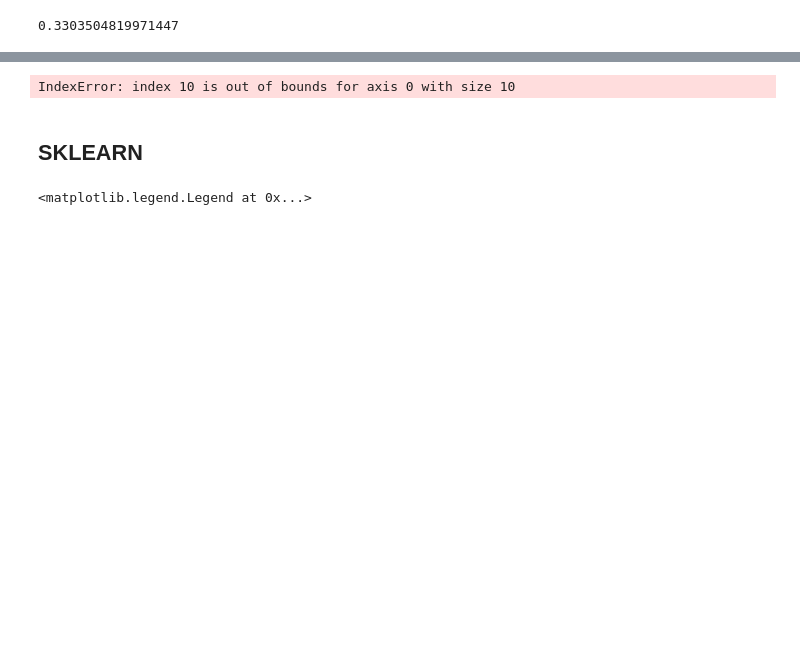
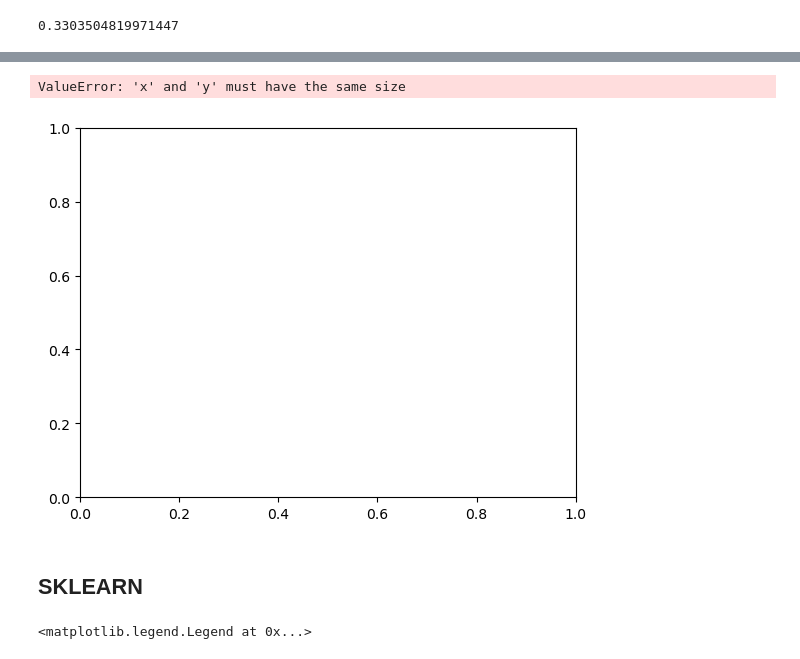
Before and after one commit to feanor3/tesi, a Jupyter notebook: analysis.ipynb, the cells around one changed output, grey strips where cells are left out. Saved outputs shown, nothing was run; the diff lists cells and outputs as text; code cells hidden in the pictures; blank space fills up the shorter version.

```diff
--- a/analysis.ipynb
+++ b/analysis.ipynb
@@ -85,37 +101,35 @@ data_test.shape
 # %%
 # loading data for testing
-temp_test = np.load(f"./data/{L}_test_temp.npy")
-data_test = np.load(f"./data/{L}_test.npy")
+temp_test = np.load(f"./data/{L}_test_temp.npy")    # shape (10, 24)
+data_test = np.load(f"./data/{L}_test.npy")         # shape (10, 24, 100)
 
-# target value
-tmp = temp_test.flatten()
-temp_test = ((tmp > 2.5) | (tmp < 2.0)).astype(int)
-temp_test.reshape(10,24)
+# Create mask for filtering along axis 1
+mask = (temp_test > 2.5) | (temp_test < 2.2)        # shape (10, 24), bool
 
-# removing data close to T_CRIT
-idx = np.where(temp_test==1)
-data_test.reshape(240,100)
-data_test = data_test[idx].reshape(10,24,100)
-temp_test = temp_test[idx]
-temp_test = (temps > T_CRIT).astype(int)
+# Filter each group, preserving the first dimension
+filtered_temps = [temp_test[i][mask[i]] for i in range(temp_test.shape[0])]  # list of arrays, each (something,)
+filtered_data = [data_test[i][mask[i]] for i in range(data_test.shape[0])]   # list of arrays, each (something, 100)
 
-# sort data into ascending order according to temperatures
-# potrei metterlo in utils
+# Sort within each group
+for i in range(len(filtered_temps)):
+    sort_idx = np.argsort(filtered_temps[i])
+    filtered_temps[i] = filtered_temps[i][sort_idx]
+    filtered_data[i] = filtered_data[i][sort_idx]
 
-index = np.argsort(temp_test, axis=1)
-temp_test = np.sort(temp_test, axis=1)
-index_expanded = index[..., np.newaxis]
-data_test = np.take_along_axis(data_test, index_expanded, axis=1)
-
-t_test = (temp_test > T_CRIT).astype(int)
+# Optionally, convert lists to arrays for further processing
+filtered_temps = np.array(filtered_temps)  # shape (10, something)
+filtered_data = np.array(filtered_data)    # shape (10, something, 100)
+temp_test = filtered_temps
+data_test = filtered_data
 
 # PREDICTION ON DATA SET to have mean
 flattened = data_test.reshape(-1, L*L)
-y = clf.predict_probabilities(flattened).reshape(10, 24, 1)
+y = clf.predict_probabilities(flattened).reshape(10, 20,1)
 
-plt.errorbar(temp_test[3], y[:,:,0].mean(axis=0), y[:,:,0].std(axis=0), fmt='s--g')
+plt.errorbar(temp_test[0], y.mean(axis=0).flatten(), y.std(axis=0).flatten(), fmt='s--g')
 # %% [output]
-IndexError: index 10 is out of bounds for axis 0 with size 10
+ValueError: 'x' and 'y' must have the same size
+[figure, added]
 # %% [markdown]
 ## SKLEARN
 # %%
```
Also changed, not shown: parts of 11 cells of this notebook.
